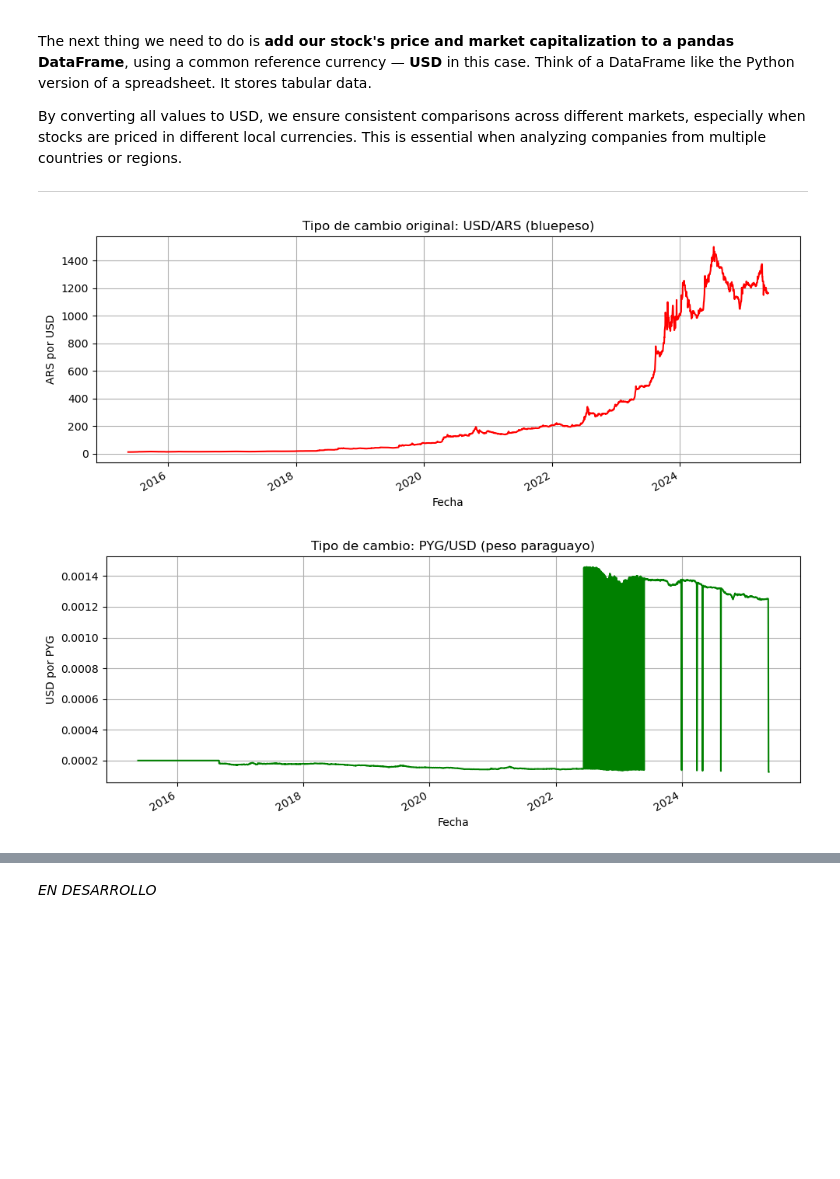
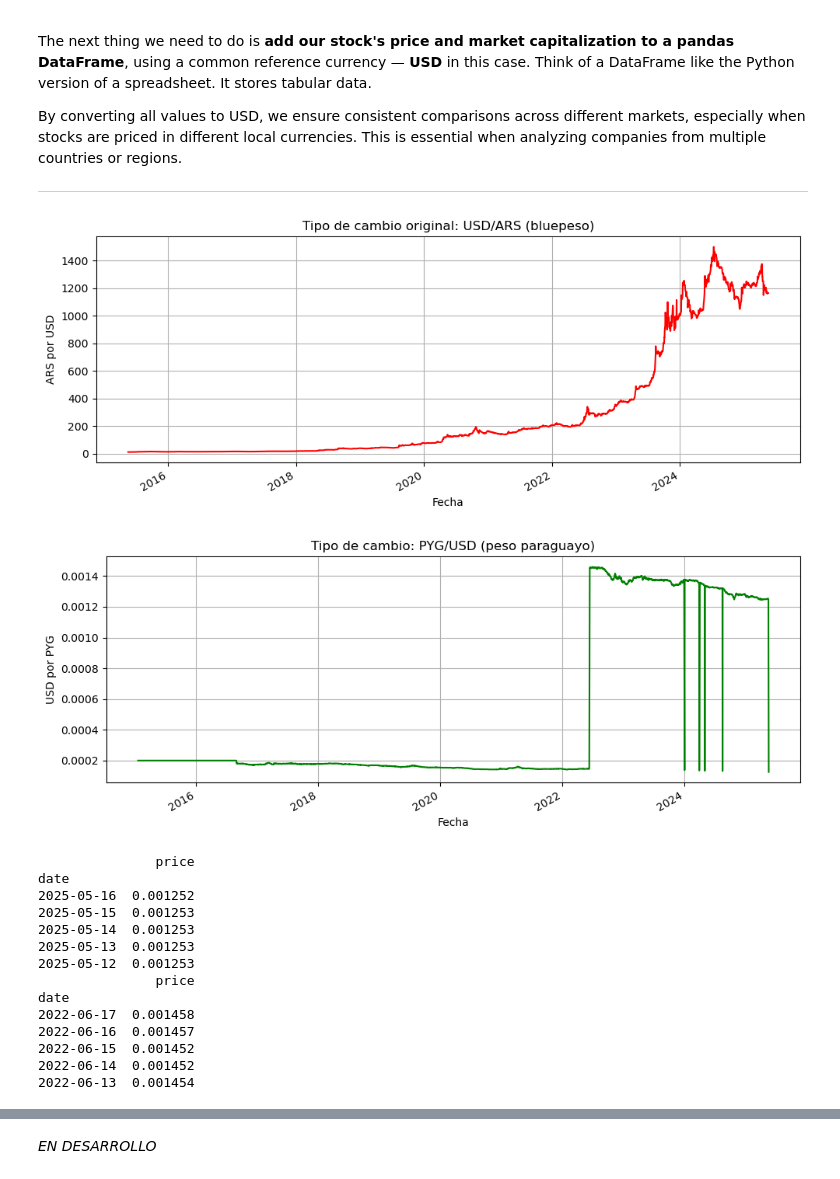
Before and after one commit to spinortechnologies/spinortechnologies, a Jupyter notebook: Lean Development Algorithmic Strategy.ipynb, the cells around one changed output, grey strips where cells are left out. Drawn from its saved outputs; the diff is of its cells as text; code cells hidden in the pictures; blank space fills up the shorter version.

```diff
--- a/Lean Development Algorithmic Strategy.ipynb
+++ b/Lean Development Algorithmic Strategy.ipynb
@@ -373,18 +373,19 @@ bluepeso.set_index('date', inplace=True)
 
 # Load Paraguayan peso data
 peso_paraguayo = pd.read_csv("PYG_USD_daily.csv")
+print(peso_paraguayo)
 
 # Keep only relevant columns
-peso_paraguayo = peso_paraguayo.loc[:, ['Fecha', 'Último']]
+peso_paraguayo = peso_paraguayo.loc[:, ['Price', 'Date']]
 
 # Convert date column to datetime
-peso_paraguayo['Fecha'] = pd.to_datetime(peso_paraguayo['Fecha'], format='%d.%m.%Y')
+peso_paraguayo['Date'] = pd.to_datetime(peso_paraguayo['Date'], format='%m/%d/%Y')
 
 # Rename columns to match
-peso_paraguayo = peso_paraguayo.rename(columns={'Fecha': 'date', 'Último': 'price'})
+peso_paraguayo = peso_paraguayo.rename(columns={'Date': 'date', 'Price': 'price'})
 
 # Convert comma decimal to float
-peso_paraguayo['price'] = peso_paraguayo['price'].str.replace(',', '.').astype(float)
+#peso_paraguayo['price'] = peso_paraguayo['price'].str.replace(',', '.').astype(float)
 
 # Set 'date' as index
 peso_paraguayo.set_index('date', inplace=True)
@@ -621,31 +622,48 @@ plt.ylabel('USD por PYG')
 plt.grid(True)
 plt.tight_layout()
 plt.show()
 
+peso_filtrado = peso_paraguayo[peso_paraguayo['price'] > 0.0004]
+print(peso_filtrado.head())
+print(peso_filtrado.tail())
 # --- 3. Transformación y gráfico comparativo ---
 ARS_USD = 1 / bluepeso  # Convertimos USD/ARS a ARS/USD
 PYG_USD = peso_paraguayo  # Ya está bien
 NZD_USD = NZD_USD  # También correcto
 
 # Combinamos en un DataFrame
 y = pd.concat([
     ARS_USD['price'],
     PYG_USD['price'],
     NZD_USD['price']
 ], axis=1)
 
 # Renombramos columnas
 y.columns = ['ARS/USD', 'PYG/USD', 'NZD/USD']
 
 # Gráfico comparativo ARS/USD vs PYG/USD
 y[['PYG/USD', 'ARS/USD']].plot(figsize=(10, 5))
 plt.title('Comparación: PYG/USD vs ARS/USD (transformados)')
 plt.xlabel('Fecha')
 plt.ylabel('USD por unidad de moneda local')
 plt.grid(True)
 plt.legend(['PYG/USD', 'ARS/USD'])
 plt.tight_layout()
 plt.show()
 # %% [output]
 [figure]
-[figure, old version]
+[figure, new version]
+               price
+date
+2025-05-16  0.001252
+2025-05-15  0.001253
+2025-05-14  0.001253
+2025-05-13  0.001253
+2025-05-12  0.001253
+               price
+date
+2022-06-17  0.001458
+2022-06-16  0.001457
+2022-06-15  0.001452
+2022-06-14  0.001452
+2022-06-13  0.001454
```
Also changed, not shown: parts of 3 cells of this notebook, 3 other files.
